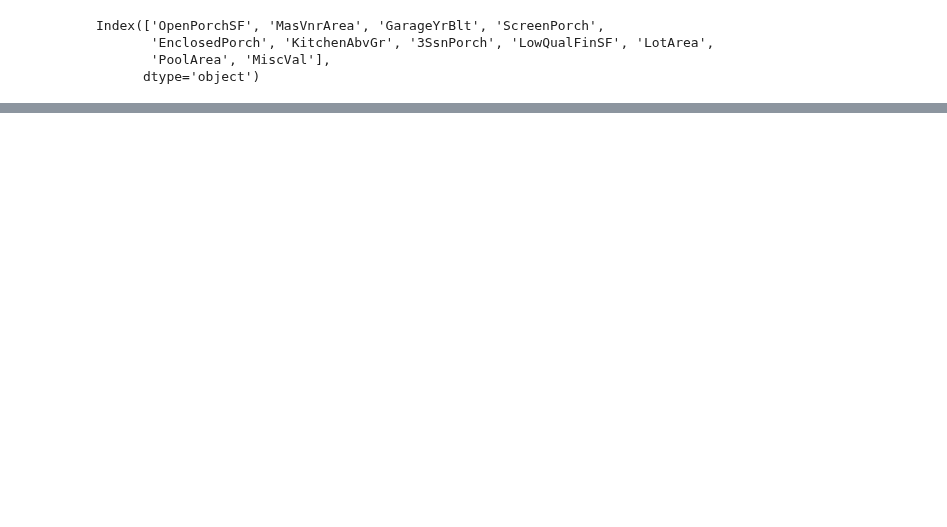
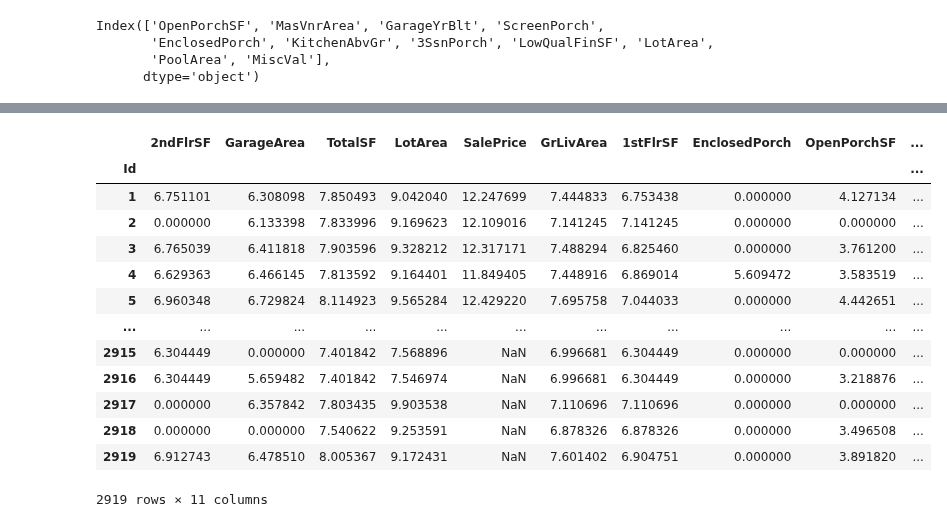
Before and after one commit to wumusill/AI_School, a Jupyter notebook: ML/House_Price/feature_engineering.ipynb, the cells around one changed output, grey strips where cells are left out. Saved outputs shown, nothing was run; the diff lists cells and outputs as text; code cells hidden in the pictures; blank space fills up the shorter version.

Commit message:
housing price feature engineering & start benz data

```diff
--- a/ML/House_Price/feature_engineering.ipynb
+++ b/ML/House_Price/feature_engineering.ipynb
@@ -478,0 +517,17 @@ Index(['OpenPorchSF', 'MasVnrArea', 'GarageYrBlt', 'ScreenPorch',
+# %%
+np.log1p(df[num_not_cat])
+# %% [output]
+|  | 2ndFlrSF | GarageArea | TotalSF | LotArea | SalePrice | GrLivArea | 1stFlrSF | EnclosedPorch | OpenPorchSF | ... |
+| Id |  |  |  |  |  |  |  |  |  | ... |
+| 1 | 6.751101 | 6.308098 | 7.850493 | 9.042040 | 12.247699 | 7.444833 | 6.753438 | 0.000000 | 4.127134 | ... |
+| 2 | 0.000000 | 6.133398 | 7.833996 | 9.169623 | 12.109016 | 7.141245 | 7.141245 | 0.000000 | 0.000000 | ... |
+| 3 | 6.765039 | 6.411818 | 7.903596 | 9.328212 | 12.317171 | 7.488294 | 6.825460 | 0.000000 | 3.761200 | ... |
+| 4 | 6.629363 | 6.466145 | 7.813592 | 9.164401 | 11.849405 | 7.448916 | 6.869014 | 5.609472 | 3.583519 | ... |
+| 5 | 6.960348 | 6.729824 | 8.114923 | 9.565284 | 12.429220 | 7.695758 | 7.044033 | 0.000000 | 4.442651 | ... |
+| ... | ... | ... | ... | ... | ... | ... | ... | ... | ... | ... |
+| 2915 | 6.304449 | 0.000000 | 7.401842 | 7.568896 | NaN | 6.996681 | 6.304449 | 0.000000 | 0.000000 | ... |
+| 2916 | 6.304449 | 5.659482 | 7.401842 | 7.546974 | NaN | 6.996681 | 6.304449 | 0.000000 | 3.218876 | ... |
+| 2917 | 0.000000 | 6.357842 | 7.803435 | 9.903538 | NaN | 7.110696 | 7.110696 | 0.000000 | 0.000000 | ... |
+| 2918 | 0.000000 | 0.000000 | 7.540622 | 9.253591 | NaN | 6.878326 | 6.878326 | 0.000000 | 3.496508 | ... |
+| 2919 | 6.912743 | 6.478510 | 8.005367 | 9.172431 | NaN | 7.601402 | 6.904751 | 0.000000 | 3.891820 | ... |
+2919 rows × 11 columns
```
Also changed, not shown: parts of 32 cells of this notebook, 5 other files.
